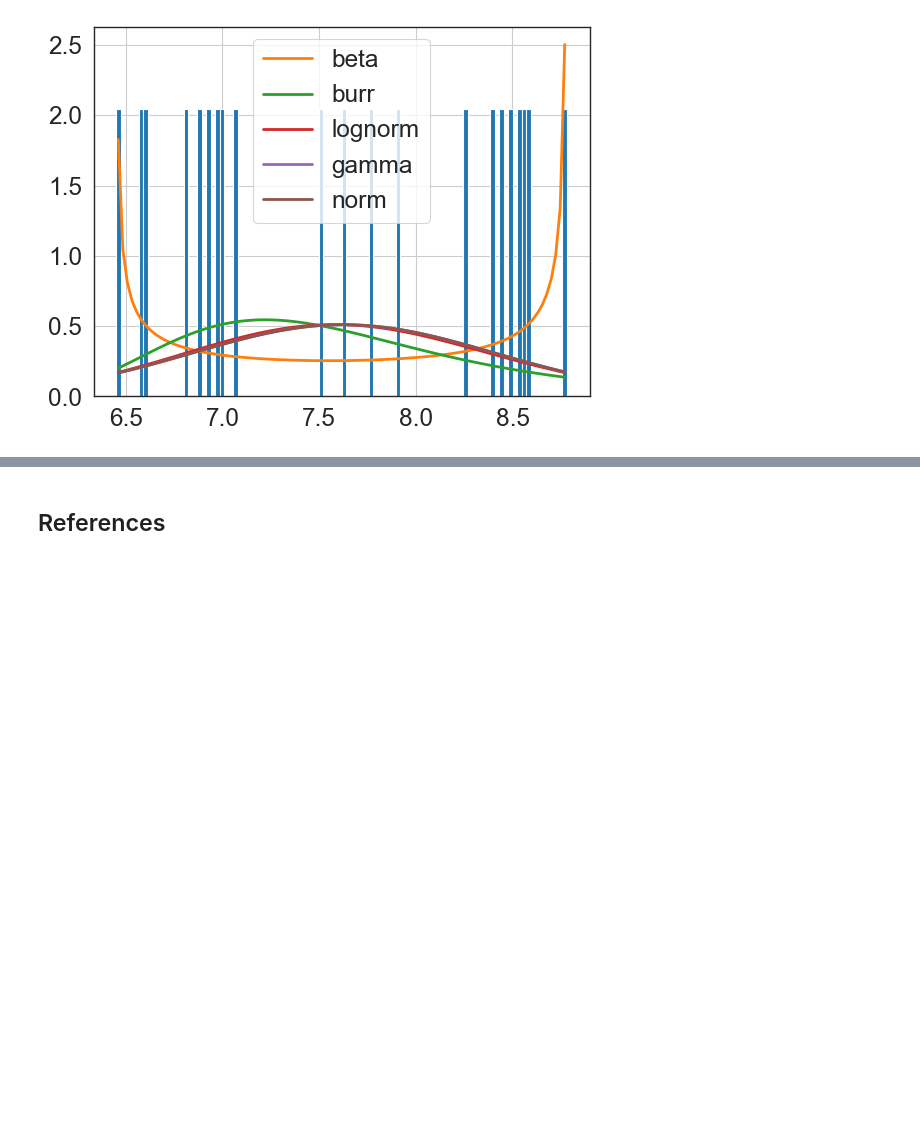
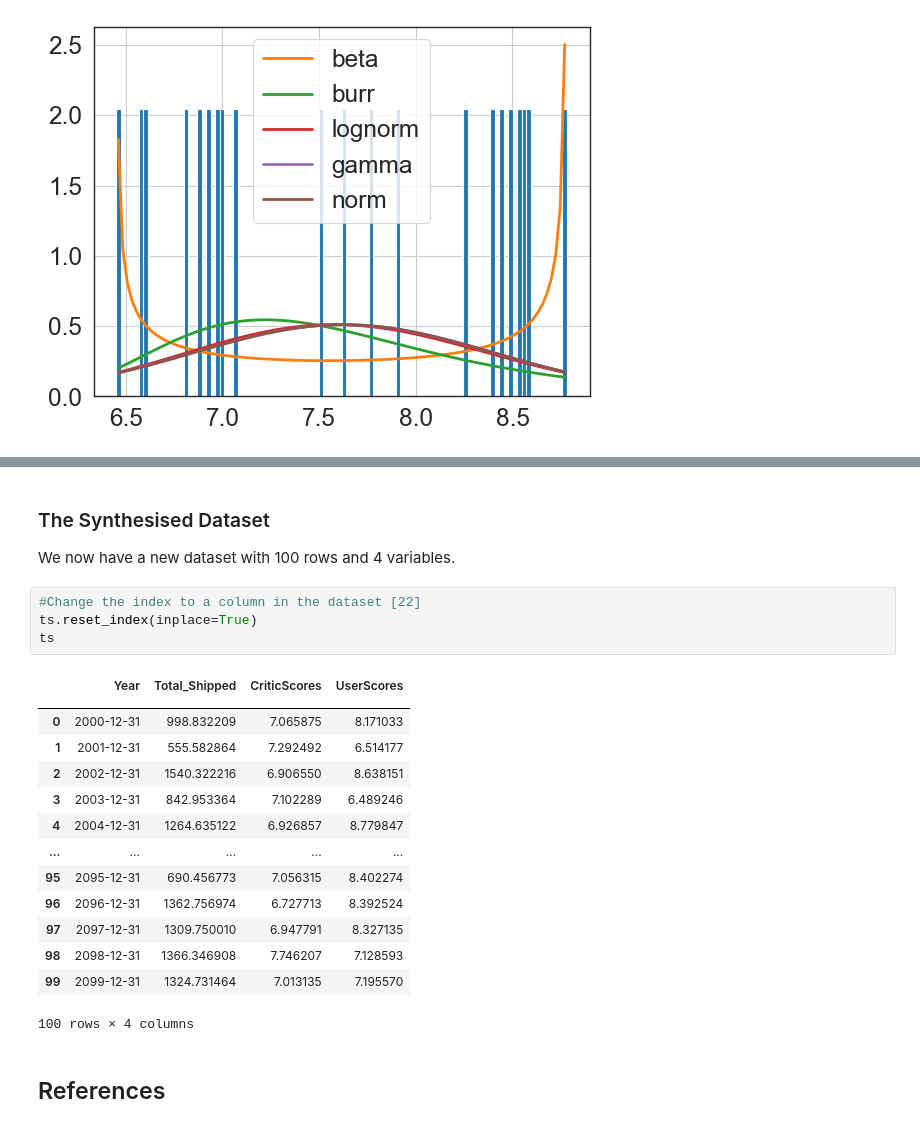
Before and after one commit to MegTully/Programming-For-DA-Project, a Jupyter notebook: Programming_For_DA_Project.ipynb, the cells around one changed output, grey strips where cells are left out. Drawn from its saved outputs; the diff is of its cells as text; blank space fills up the shorter version.

```diff
--- a/Programming_For_DA_Project.ipynb
+++ b/Programming_For_DA_Project.ipynb
@@ -392,3 +443,26 @@ ts
+# %% [markdown]
+### The Synthesised Dataset
+
+We now have a new dataset with 100 rows and 4 variables.
+# %%
+#Change the index to a column in the dataset [22]
+ts.reset_index(inplace=True)
+ts
+# %% [output]
+|  | Year | Total_Shipped | CriticScores | UserScores |
+|  |  |  |  |  |
+| 0 | 2000-12-31 | 998.832209 | 7.065875 | 8.171033 |
+| 1 | 2001-12-31 | 555.582864 | 7.292492 | 6.514177 |
+| 2 | 2002-12-31 | 1540.322216 | 6.906550 | 8.638151 |
+| 3 | 2003-12-31 | 842.953364 | 7.102289 | 6.489246 |
+| 4 | 2004-12-31 | 1264.635122 | 6.926857 | 8.779847 |
+| ... | ... | ... | ... | ... |
+| 95 | 2095-12-31 | 690.456773 | 7.056315 | 8.402274 |
+| 96 | 2096-12-31 | 1362.756974 | 6.727713 | 8.392524 |
+| 97 | 2097-12-31 | 1309.750010 | 6.947791 | 8.327135 |
+| 98 | 2098-12-31 | 1366.346908 | 7.746207 | 7.128593 |
+| 99 | 2099-12-31 | 1324.731464 | 7.013135 | 7.195570 |
+100 rows × 4 columns
 # %% [markdown]
 ## References
 # %% [markdown]
```
Also changed, not shown: parts of 26 cells of this notebook, 4 other files.
